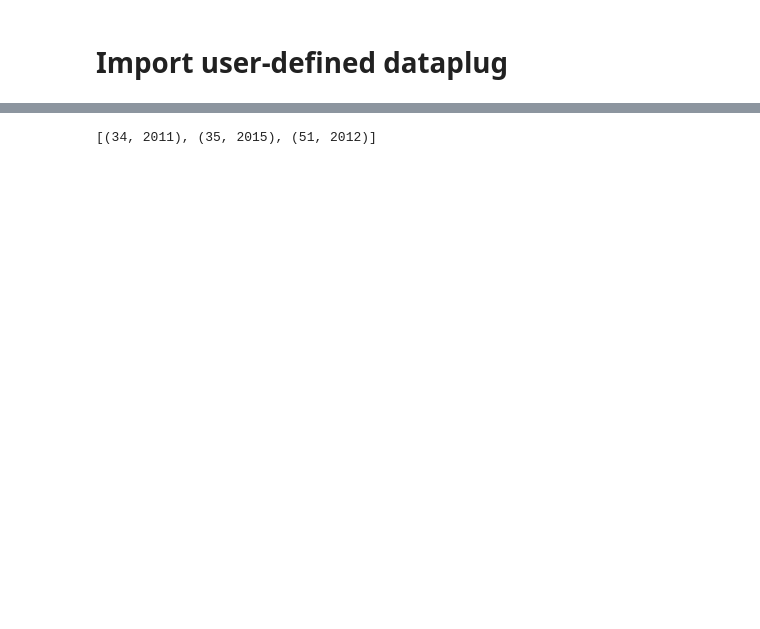
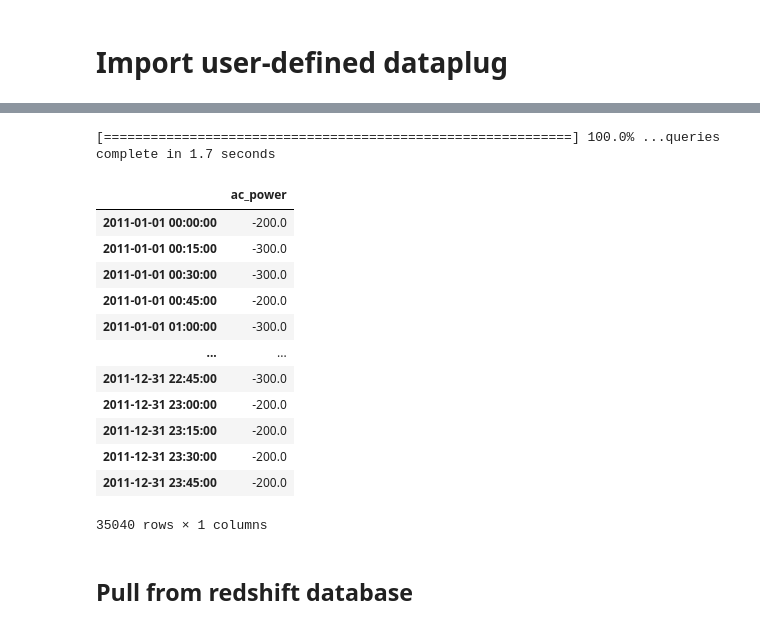
Before and after one commit to slacgismo/solar-data-tools, a Jupyter notebook: sdt_dask/examples/tool_demo_azure.ipynb, the cells around one changed output, grey strips where cells are left out. Cells and saved outputs as stored; diff of their text form; code cells hidden in the pictures; blank space fills up the shorter version.

```diff
--- a/sdt_dask/examples/tool_demo_azure.ipynb
+++ b/sdt_dask/examples/tool_demo_azure.ipynb
@@ -28,5 +28,20 @@ data_plug = PVDAQPlug()
 # %%
 KEYS = [(34, 2011), (35, 2015), (51,2012)] # site ID and year pairs
-KEYS
+pvdaq_data_plug.get_data(KEYS[0])
 # %% [output]
-[(34, 2011), (35, 2015), (51, 2012)]
+[============================================================] 100.0% ...queries complete in 1.7 seconds
+|  | ac_power |
+| 2011-01-01 00:00:00 | -200.0 |
+| 2011-01-01 00:15:00 | -300.0 |
+| 2011-01-01 00:30:00 | -300.0 |
+| 2011-01-01 00:45:00 | -200.0 |
+| 2011-01-01 01:00:00 | -300.0 |
+| ... | ... |
+| 2011-12-31 22:45:00 | -300.0 |
+| 2011-12-31 23:00:00 | -200.0 |
+| 2011-12-31 23:15:00 | -200.0 |
+| 2011-12-31 23:30:00 | -200.0 |
+| 2011-12-31 23:45:00 | -200.0 |
+35040 rows × 1 columns
+# %% [markdown]
+## Pull from redshift database
```
Also changed, not shown: parts of 25 cells of this notebook.
